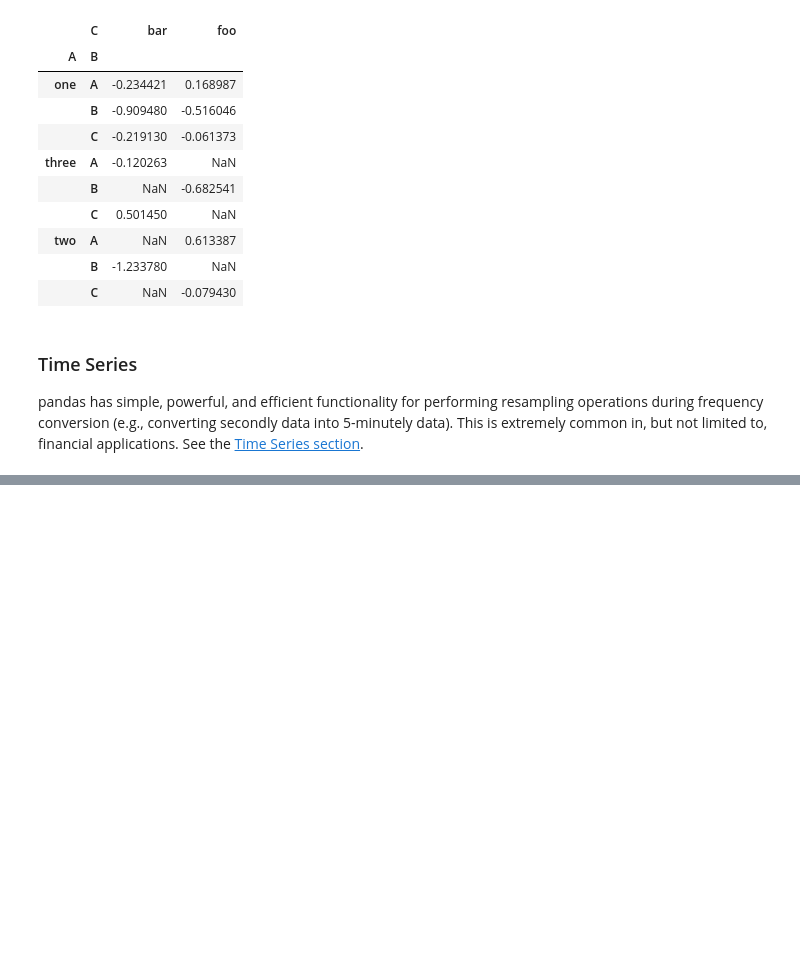
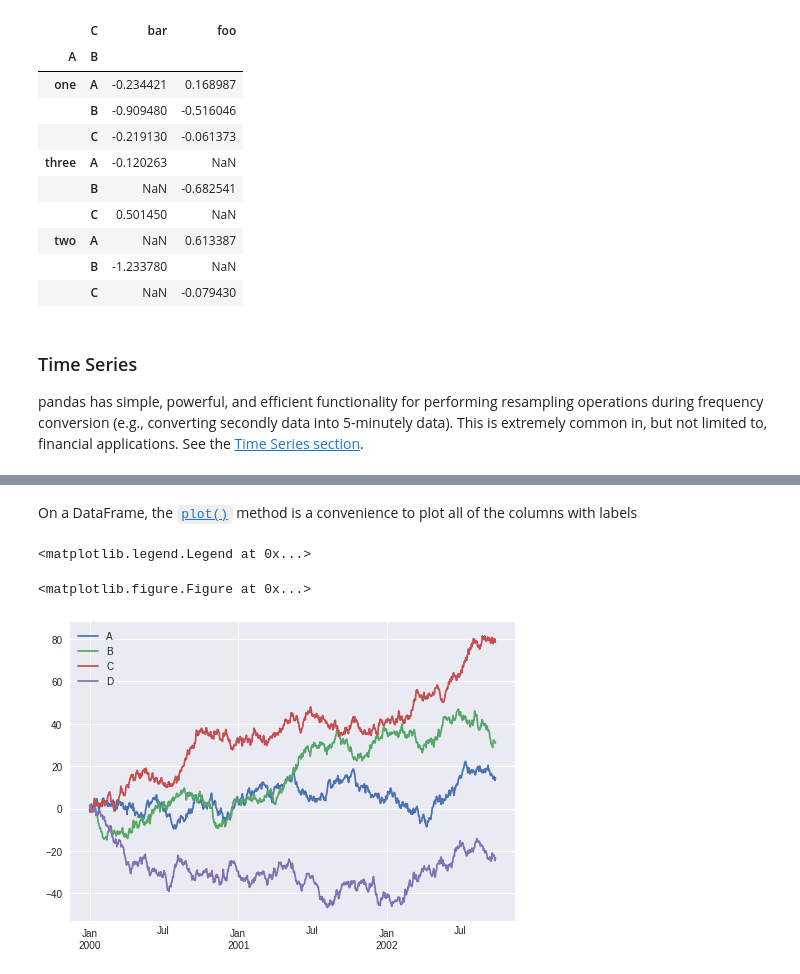
Before and after one commit to yerartdev/uc-m1967-mdsi, a Jupyter notebook: d7/m1967-pandas-gerardo-de-miguel-gonzalez-d7.ipynb, the cells around one changed output, grey strips where cells are left out. Saved outputs shown, nothing was run; the diff lists cells and outputs as text; code cells hidden in the pictures; blank space fills up the shorter version.

```diff
--- a/d7/m1967-pandas-gerardo-de-miguel-gonzalez-d7.ipynb
+++ b/d7/m1967-pandas-gerardo-de-miguel-gonzalez-d7.ipynb
@@ -1216,0 +1521,11 @@ pandas has simple, powerful, and efficient functionality for performing resampli
+# %% [markdown]
+On a DataFrame, the [`plot()`](http://pandas.pydata.org/pandas-docs/stable/generated/pandas.DataFrame.plot.html#pandas.DataFrame.plot) method is a convenience to plot all of the columns with labels
+# %%
+df = pd.DataFrame(np.random.randn(1000, 4), index=ts.index,
+                  columns=['A', 'B', 'C', 'D'])
+df = df.cumsum()
+plt.figure(); df.plot(); plt.legend(loc='best')
+# %% [output]
+<matplotlib.legend.Legend at 0x...>
+<matplotlib.figure.Figure at 0x...>
+[figure, added]
```
Also changed, not shown: parts of 38 cells of this notebook.
